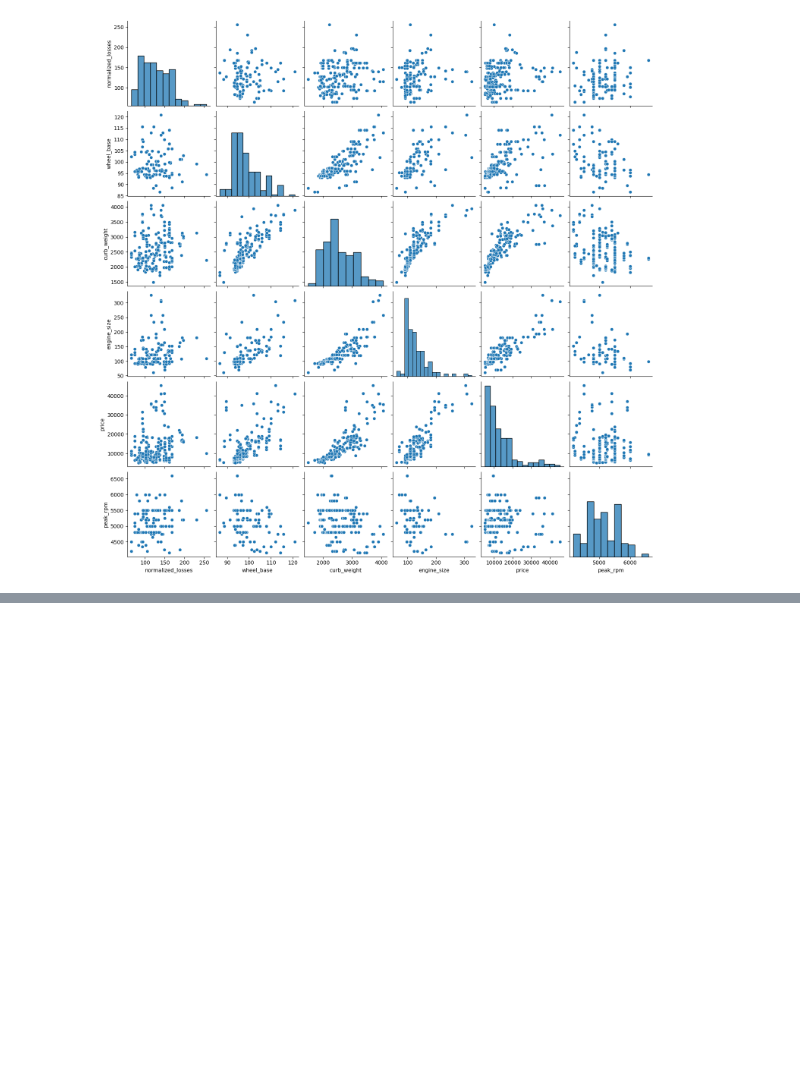
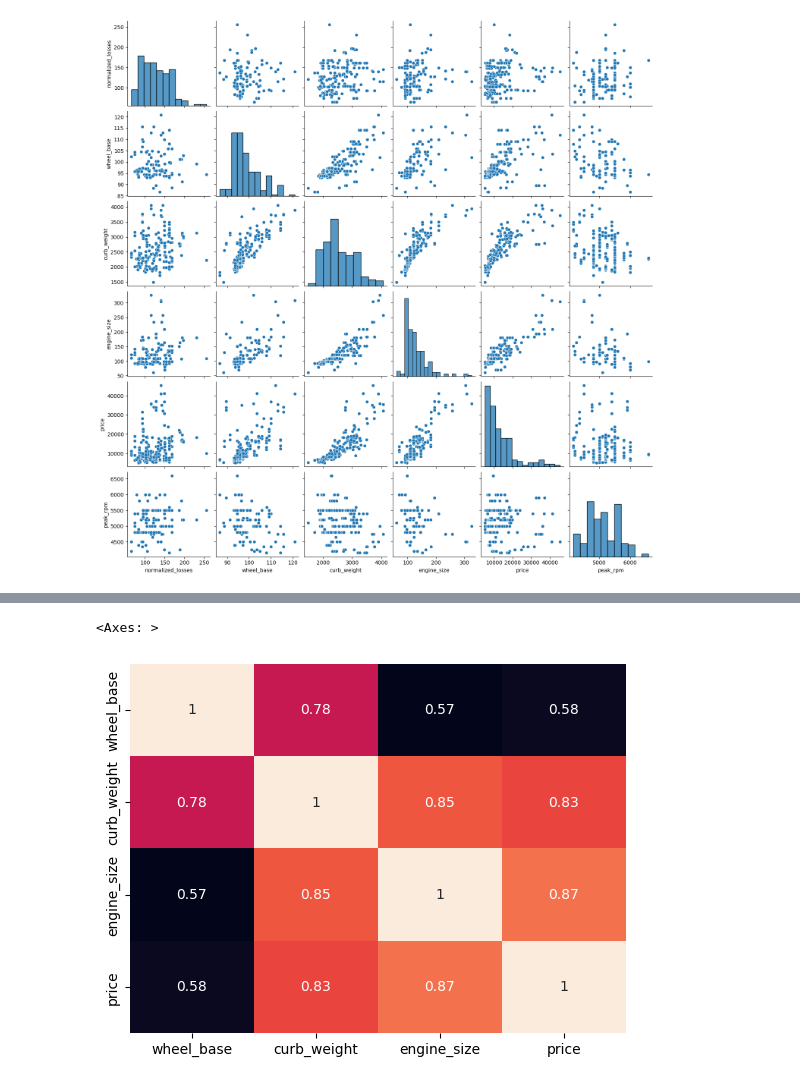
Before and after one commit to sumanthgm/Data_Science_Python, a Jupyter notebook: Practice_dataVisualization.ipynb, the cells around one changed output, grey strips where cells are left out. Drawn from its saved outputs; the diff is of its cells as text; code cells hidden in the pictures; blank space fills up the shorter version.

```diff
--- a/Practice_dataVisualization.ipynb
+++ b/Practice_dataVisualization.ipynb
@@ -489,0 +517,7 @@ sns.pairplot(data=data[["normalized_losses",
+# %%
+sns.heatmap(data=data[["wheel_base","curb_weight","engine_size","price"]].corr(),
+annot=True,
+cbar=False,)
+# %% [output]
+<Axes: >
+[figure, added]
```
Also changed, not shown: parts of 6 cells of this notebook.
